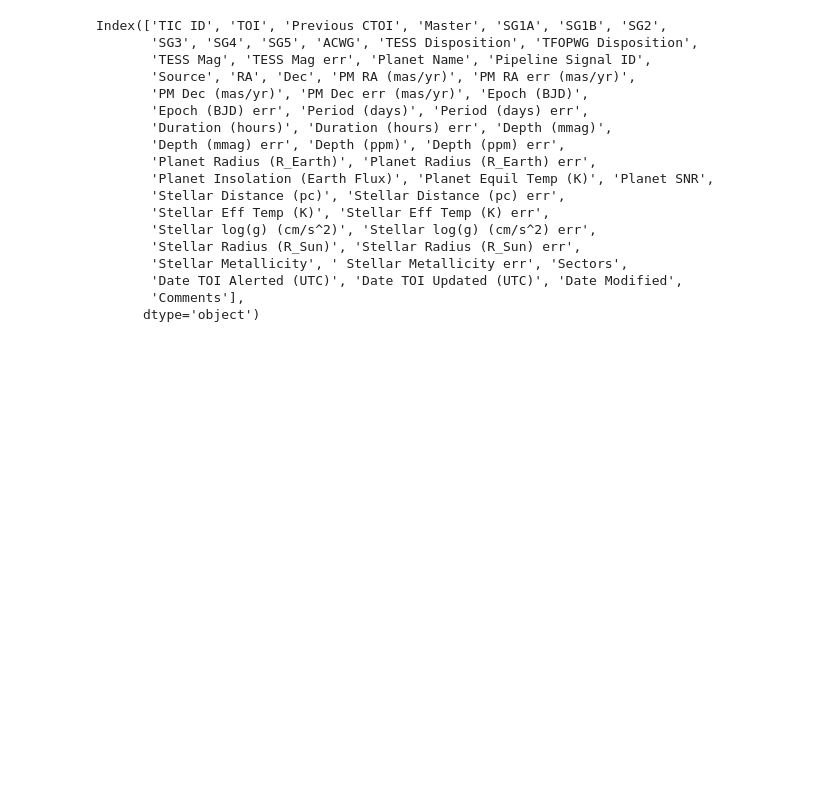
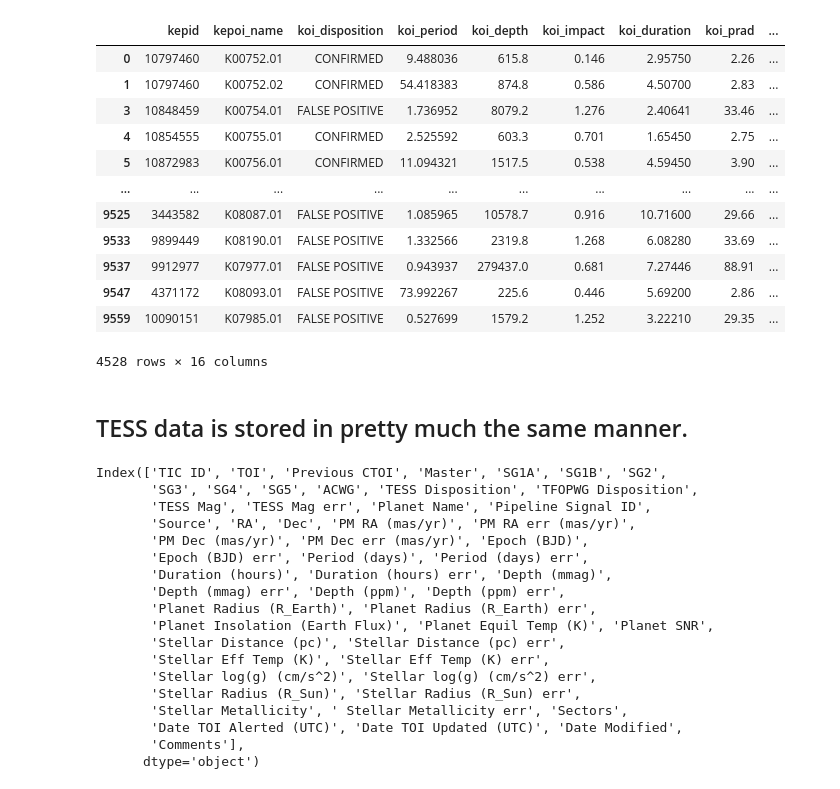
Before and after one commit to admveen/Exoplanet, a Jupyter notebook: notebooks/Exo_DataWrangling.ipynb, the cells around one changed output. Cells and saved outputs as stored; diff of their text form; code cells hidden in the pictures; blank space fills up the shorter version.

Commit message:
Created KOIclass for API requests. Expanded to both Kepler and TESS data.

```diff
--- a/notebooks/Exo_DataWrangling.ipynb
+++ b/notebooks/Exo_DataWrangling.ipynb
@@ -13,0 +198,5 @@ import os.path
+# %%
+cols_to_keep = ['kepid', 'kepoi_name', 'koi_disposition', 'koi_period', 'koi_depth', 'koi_impact', 'koi_duration', 'koi_prad', 'koi_teq', 'koi_steff', 'koi_srad', 'koi_kepmag', 'koi_slogg', 'koi_tce_plnt_num', 'koi_tce_delivname']
+KOI_binary_restricted = KOI_binary[cols_to_keep]
+print(KOI_binary_restricted.columns)
+print(KOI_binary_restricted.info())
@@ -13,0 +232,3 @@ import os.path
+# %%
+KOI_cumulative = KOI_binary_restricted.dropna(how = 'any')
+KOI_cumulative.info()
@@ -13,0 +255,2 @@ import os.path
+# %%
+KOI_cumulative['koi_disposition'] = KOI_cumulative['koi_disposition'].astype('category')
@@ -13,0 +267,2 @@ import os.path
+# %%
+KOI_cumulative['Disposition_Class'] = (KOI_cumulative.koi_disposition == 'CONFIRMED').astype('int')
@@ -14,3 +275,21 @@ import os.path
+# %%
+KOI_cumulative
+# %% [output]
+|  | kepid | kepoi_name | koi_disposition | koi_period | koi_depth | koi_impact | koi_duration | koi_prad | ... |
+| 0 | 10797460 | K00752.01 | CONFIRMED | 9.488036 | 615.8 | 0.146 | 2.95750 | 2.26 | ... |
+| 1 | 10797460 | K00752.02 | CONFIRMED | 54.418383 | 874.8 | 0.586 | 4.50700 | 2.83 | ... |
+| 3 | 10848459 | K00754.01 | FALSE POSITIVE | 1.736952 | 8079.2 | 1.276 | 2.40641 | 33.46 | ... |
+| 4 | 10854555 | K00755.01 | CONFIRMED | 2.525592 | 603.3 | 0.701 | 1.65450 | 2.75 | ... |
+| 5 | 10872983 | K00756.01 | CONFIRMED | 11.094321 | 1517.5 | 0.538 | 4.59450 | 3.90 | ... |
+| ... | ... | ... | ... | ... | ... | ... | ... | ... | ... |
+| 9525 | 3443582 | K08087.01 | FALSE POSITIVE | 1.085965 | 10578.7 | 0.916 | 10.71600 | 29.66 | ... |
+| 9533 | 9899449 | K08190.01 | FALSE POSITIVE | 1.332566 | 2319.8 | 1.268 | 6.08280 | 33.69 | ... |
+| 9537 | 9912977 | K07977.01 | FALSE POSITIVE | 0.943937 | 279437.0 | 0.681 | 7.27446 | 88.91 | ... |
+| 9547 | 4371172 | K08093.01 | FALSE POSITIVE | 73.992267 | 225.6 | 0.446 | 5.69200 | 2.86 | ... |
+| 9559 | 10090151 | K07985.01 | FALSE POSITIVE | 0.527699 | 1579.2 | 1.252 | 3.22210 | 29.35 | ... |
+4528 rows × 16 columns
+# %% [markdown]
+## TESS data is stored in pretty much the same manner.
 # %%
 exofop_TOI_url = "https://exofop.ipac.caltech.edu/tess/download_toi.php?sort=toi&output=csv"
 # %%
```
Also changed, not shown: parts of 40 cells of this notebook, 1 other file.
